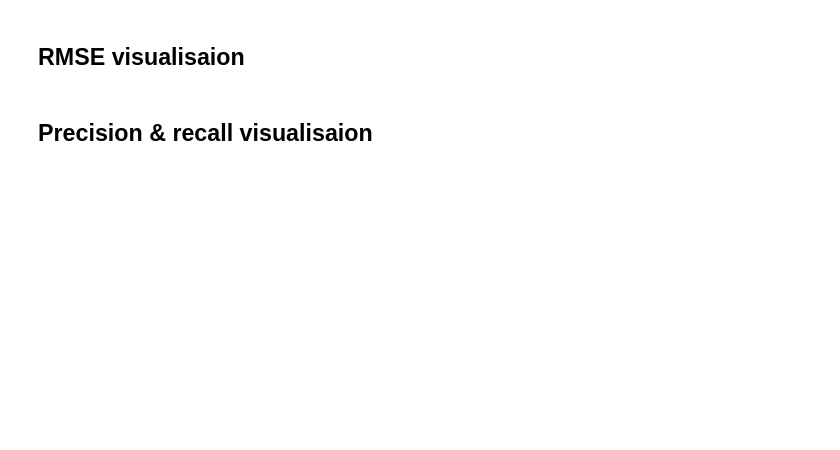
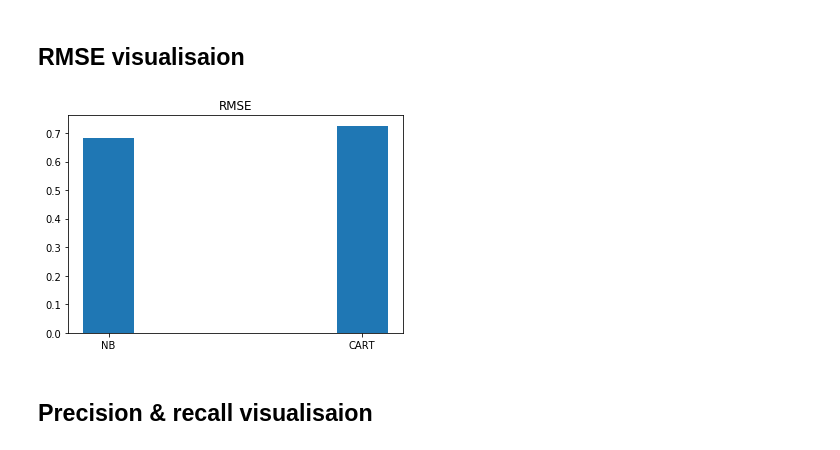
Before and after one commit to Marytem/HW1-datamining, a Jupyter notebook: classification.ipynb, the cells around one changed output. Cells and saved outputs as stored; diff of their text form; code cells hidden in the pictures; blank space fills up the shorter version.

```diff
--- a/classification.ipynb
+++ b/classification.ipynb
@@ -60,4 +96,13 @@ NameError: name 'train_set' is not defined
 # %% [markdown]
 ## RMSE visualisaion
+# %%
+fig, ax = plt.subplots()
+plt.bar(x, [NB_RMSE,CART_RMSE], width=0.2)
+plt.xticks(x, ('NB', 'CART'))
+plt.title("RMSE")
+
+plt.show()
+# %% [output]
+[figure, added]
 # %% [markdown]
 ## Precision & recall visualisaion
```
Also changed, not shown: parts of 10 cells of this notebook, 2 other files.
